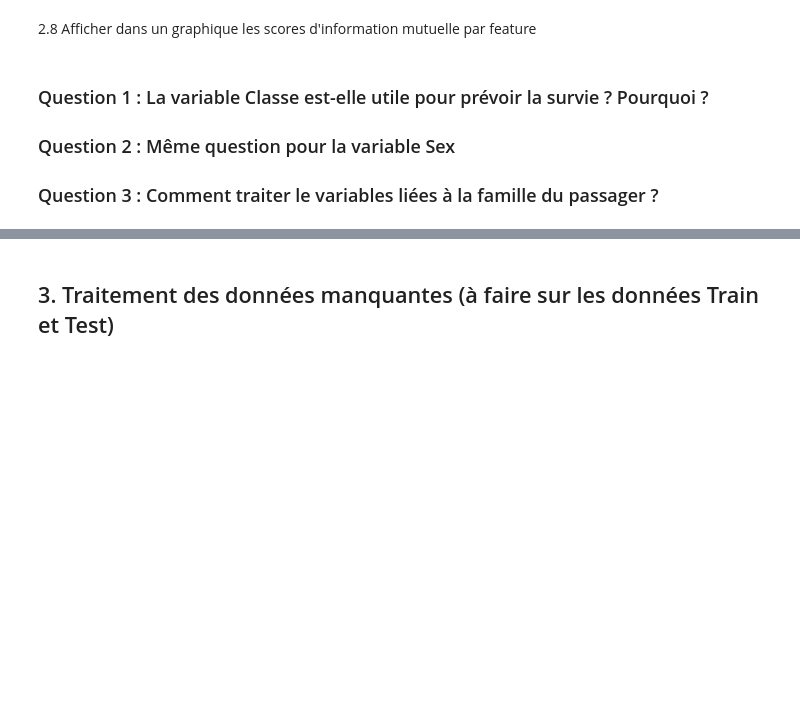
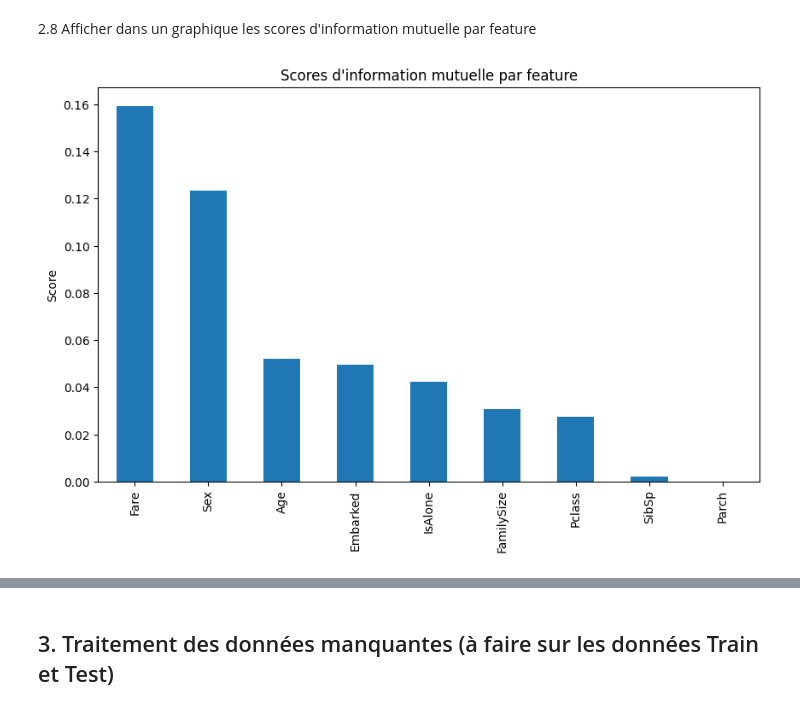
Before and after one commit to EstebanBouts/EstebanBouts, a Jupyter notebook: TP2_prepa_feature.ipynb, the cells around one changed output, grey strips where cells are left out. Saved outputs shown, nothing was run; the diff lists cells and outputs as text; code cells hidden in the pictures; blank space fills up the shorter version.

```diff
--- a/TP2_prepa_feature.ipynb
+++ b/TP2_prepa_feature.ipynb
@@ -254,3 +254,24 @@ Name: Survived, dtype: float64
 Attention : Il y a des données continues et des données discrètes
 
 Ignorer les colonnes Name, Ticket et Cabin
+# %%
+from sklearn.feature_selection import mutual_info_regression
+
+# Préparer les données pour le calcul
+features = ['Pclass', 'Sex', 'Age', 'SibSp', 'Parch', 'Fare', 'Embarked', 'FamilySize', 'IsAlone']
+X = train[features].copy()
+
+# Encodage des variables catégoriques et gestion des NaN
+X['Sex'] = X['Sex'].map({'male': 0, 'female': 1})
+X['Embarked'] = X['Embarked'].map({'C': 0, 'Q': 1, 'S': 2})
+X.fillna(0, inplace=True)
+
+y = train['Survived']
+
+# Calcul de l'information mutuelle
+mi_scores = mutual_info_regression(X, y)
+mi_scores = pd.Series(mi_scores, index=features).sort_values(ascending=False)
+
+# Afficher les scores
+print("Scores d'information mutuelle :")
+print(mi_scores)
@@ -257,11 +290,12 @@ Ignorer les colonnes Name, Ticket et Cabin
 # %% [markdown]
 2.8 Afficher dans un graphique les scores d'information mutuelle par feature
-# %% [markdown]
-### Question 1 : La variable Classe est-elle utile pour prévoir la survie ? Pourquoi ?
-
-
-
-### Question 2 : Même question pour la variable Sex
-
-
-### Question 3 : Comment traiter le variables liées à la famille du passager ?
+# %%
+import matplotlib.pyplot as plt
+
+plt.figure(figsize=(10, 6))
+mi_scores.plot(kind='bar')
+plt.title("Scores d'information mutuelle par feature")
+plt.ylabel("Score")
+plt.show()
+# %% [output]
+[figure, added]
```
Also changed, not shown: parts of 2 cells of this notebook.
